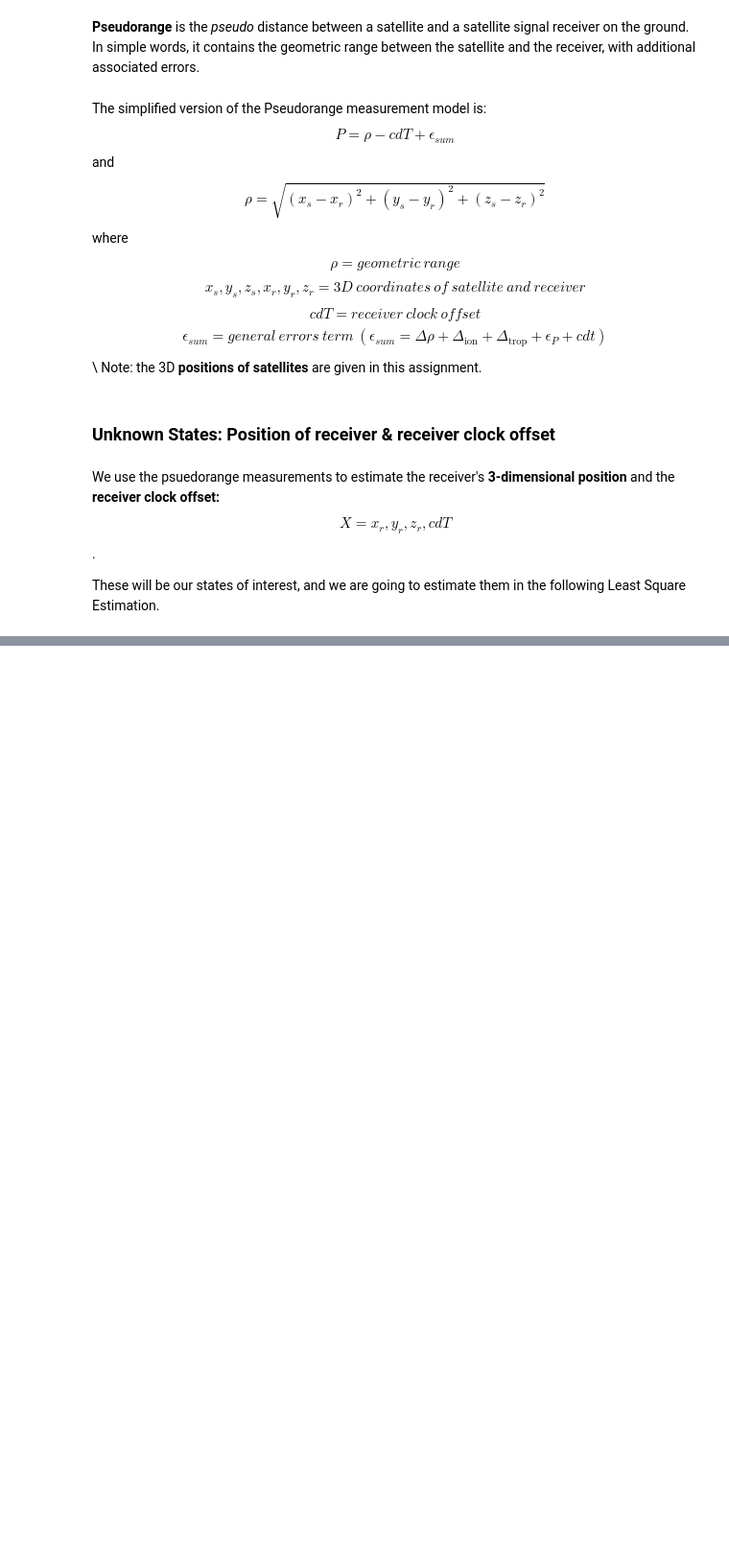
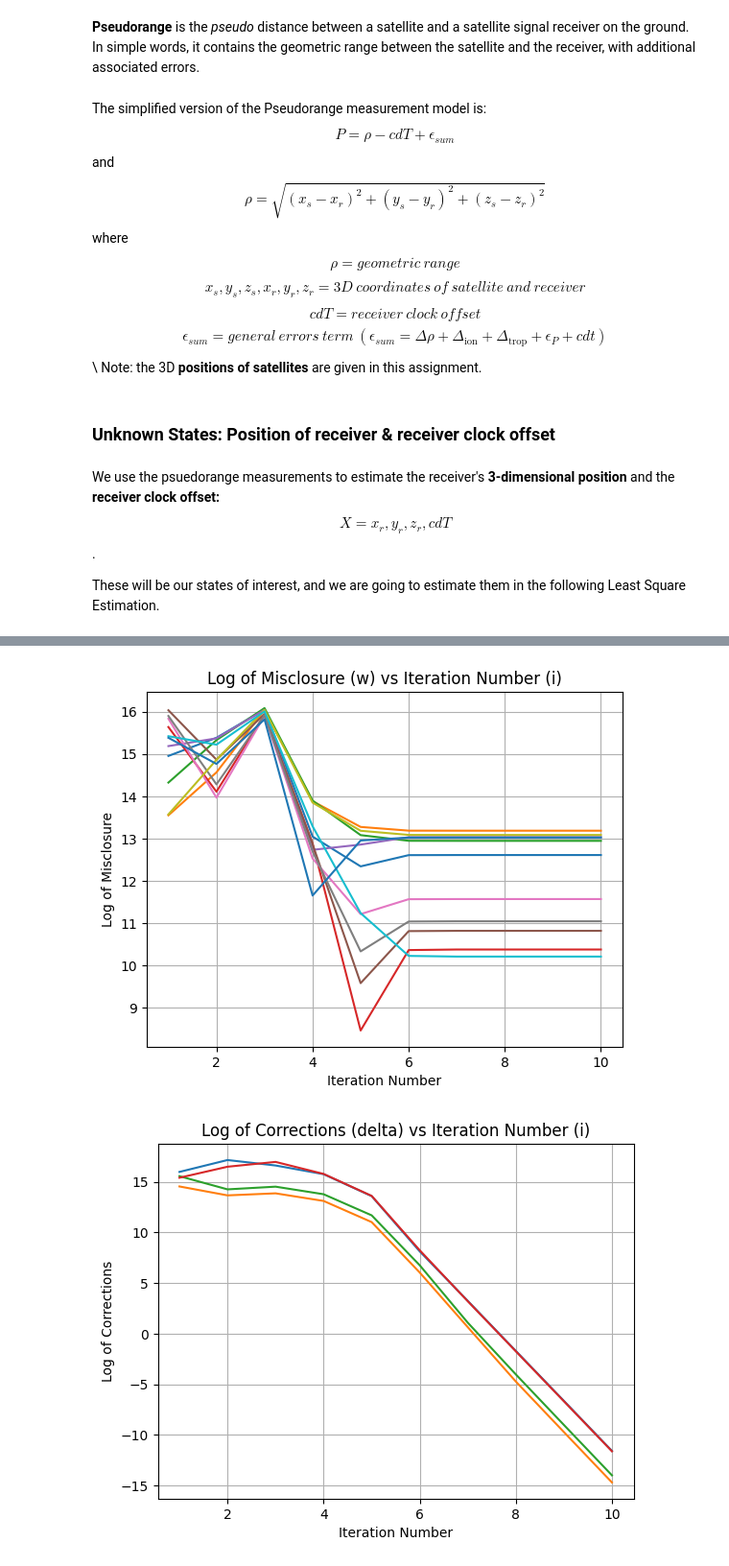
Before and after one commit to SamarthUPathak/engg680_2024_fall, a Jupyter notebook: Lab_Assignment 2/Assignment2.ipynb, the cells around one changed output, grey strips where cells are left out. Shown at 96% size. Drawn from its saved outputs; the diff is of its cells as text; code cells hidden in the pictures; blank space fills up the shorter version.

```diff
--- a/Lab_Assignment 2/Assignment2.ipynb
+++ b/Lab_Assignment 2/Assignment2.ipynb
@@ -563,10 +571,11 @@ GroundTruth=np.array([-1633489.37967725,	-3651627.18250363,	4952481.61954918])
 # step 6
 # initialize the corrections array as ones, iteration loop counter i as zero and related arrays
 # (2 mark)
-delta = #...
-i = #...
+
+delta = np.ones((m, 1))
+i = 0
 arr_w = []
-arr_delta=[]
+arr_delta = []
 arr_err_pos = []
 arr_i = []
 x_hat = x_0.copy()
@@ -577,18 +586,23 @@ x_hat = x_0.copy()
 # the function should return an array of distance between satellites and receiver
 # you can either use the numpy function or code the math manually
 # (1 marks)
+
 def euclidean_norm(receiver_pos, satellite_pos):
-  #...
-  return distance
+    receiver_pos = receiver_pos.reshape(3)
+    return np.sqrt(np.sum((satellite_pos[:, :3] - receiver_pos) ** 2, axis=1))
 # %%
 # step 8
 # define a function named design_matrix which computes the design matrix A of this LSE problem
 # the input of this funciton should be: estimated states array, satellites positions array and geometric distance array
 # the function should return an two-dimensional array which represents the design matrix A
 # (2 marks)
+
 def design_matrix(r_pos, s_pos, rho):
-  #...
-  return A
+    A = np.zeros((n, m))
+    for j in range(n):
+        A[j, 0:3] = -(s_pos[j, 0:3] - r_pos[0:3].flatten()) / rho[j]
+        A[j, 3] = 1  # Clock offset element
+    return A
 # %%
 # step 9
 # start the iteration for the LSE (11 marks in total)
@@ -669,14 +741,44 @@ after the LSE convergence to the console.
 # %%
 # step 12
 # Using the imported matplotlib, plot the following (3 marks in total). Make sure to include proper axes information, legend, grid lines and title.
 
+import matplotlib.pyplot as plt
+import numpy as np
+
 # 1. Plot log of the misclosure w against the LSQ iteration number i
 # (1 marks)
+
+plt.figure()
+plt.plot(arr_i, arr_w)
+plt.title("Log of Misclosure (w) vs Iteration Number (i)")
+plt.xlabel("Iteration Number")
+plt.ylabel("Log of Misclosure")
+plt.grid(True)
+plt.show()
 
 
 # 2. Plot log of the corrections delta against the LSQ iteration number i
 # (1 marks)
 
+plt.figure()
+plt.plot(arr_i, arr_delta)
+plt.title("Log of Corrections (delta) vs Iteration Number (i)")
+plt.xlabel("Iteration Number")
+plt.ylabel("Log of Corrections")
+plt.grid(True)
+plt.show()
+
 
 # 3. Plot log of the 3D position errors against the LSQ iteration number i
 # (1 marks)
+
+plt.figure()
+plt.plot(arr_i, arr_err_pos)
+plt.title("Log of 3D Position Errors vs Iteration Number (i)")
+plt.xlabel("Iteration Number")
+plt.ylabel("Log of 3D Position Errors")
+plt.grid(True)
+plt.show()
+# %% [output]
+[figure, added]
+[figure, added]
```
Also changed, not shown: parts of 11 cells of this notebook.
